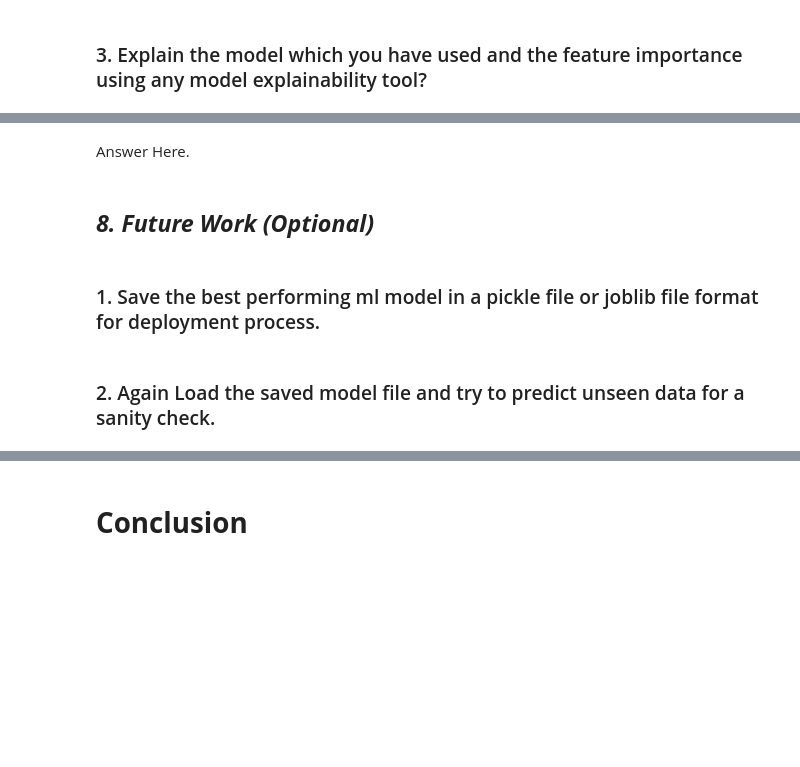
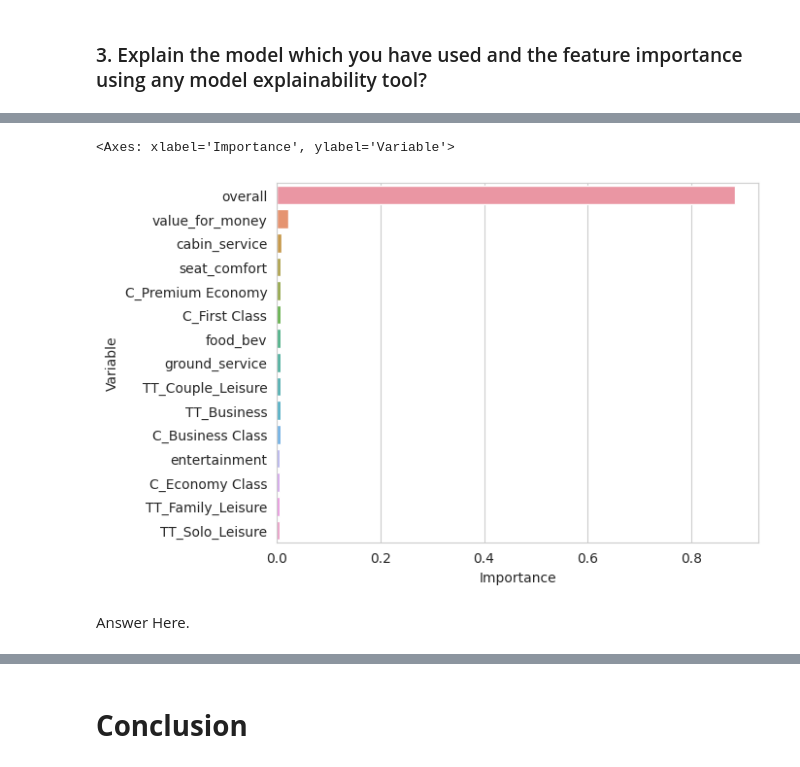
Before and after one commit to vedanttule134/Airline-Passenger-Referral-Prediction, a Jupyter notebook: Airline_Passenger_Referral_Prediction.ipynb, the cells around one changed output, grey strips where cells are left out. Drawn from its saved outputs; the diff is of its cells as text; code cells hidden in the pictures; blank space fills up the shorter version.

```diff
--- a/Airline_Passenger_Referral_Prediction.ipynb
+++ b/Airline_Passenger_Referral_Prediction.ipynb
@@ -1023,11 +1023,3 @@ Text(0.5, 1.0, 'Confusion Matrix for Decision Tree')
 # %%
 #calling function to append evaluation metrices
 df_evaluation_metrics=evaluation_metric('Decision Tree',y_test,pred_value,df_evaluation_metrics)
-# %%
-df = pd.DataFrame({'y_test': y_test, 'pred_value': pred_value})
-sns.set_style('whitegrid')
-plt.figure(figsize=(5,3))
-ax = sns.countplot(x='variable', hue='value', data=pd.melt(df), width = 0.8)
-for p in ax.patches:
-    ax.annotate(f'\n{p.get_height()}', (p.get_x()+0.15, p.get_height()),ha='center', va='top', color='white', size=10)
-plt.show()
@@ -1516,6 +1554,10 @@ plt.show()
+# %%
+#visualising feature importance
+feature_Importance = pd.DataFrame({"Variable": X_test.columns,"Importance": xgb_model.feature_importances_})
+feature_Importance.sort_values(by="Importance", ascending=False, inplace = True)
+sns.barplot(x=feature_Importance['Importance'], y= feature_Importance['Variable'])
+# %% [output]
+<Axes: xlabel='Importance', ylabel='Variable'>
+[figure, added]
 # %% [markdown]
 Answer Here.
-# %% [markdown]
-## ***8.*** ***Future Work (Optional)***
-# %% [markdown]
-### 1. Save the best performing ml model in a pickle file or joblib file format for deployment process.
@@ -1524,2 +1563,0 @@ Answer Here.
-# %% [markdown]
-### 2. Again Load the saved model file and try to predict unseen data for a sanity check.
```
Also changed, not shown: parts of 28 cells of this notebook.
